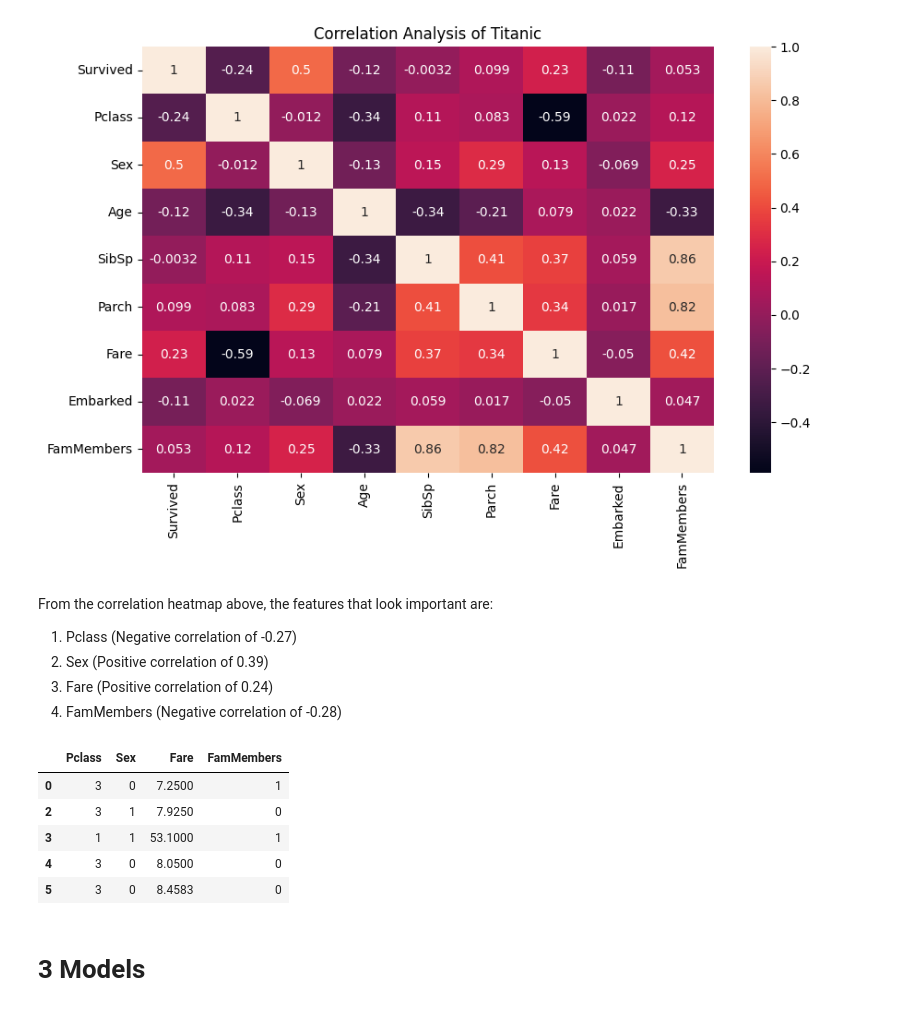
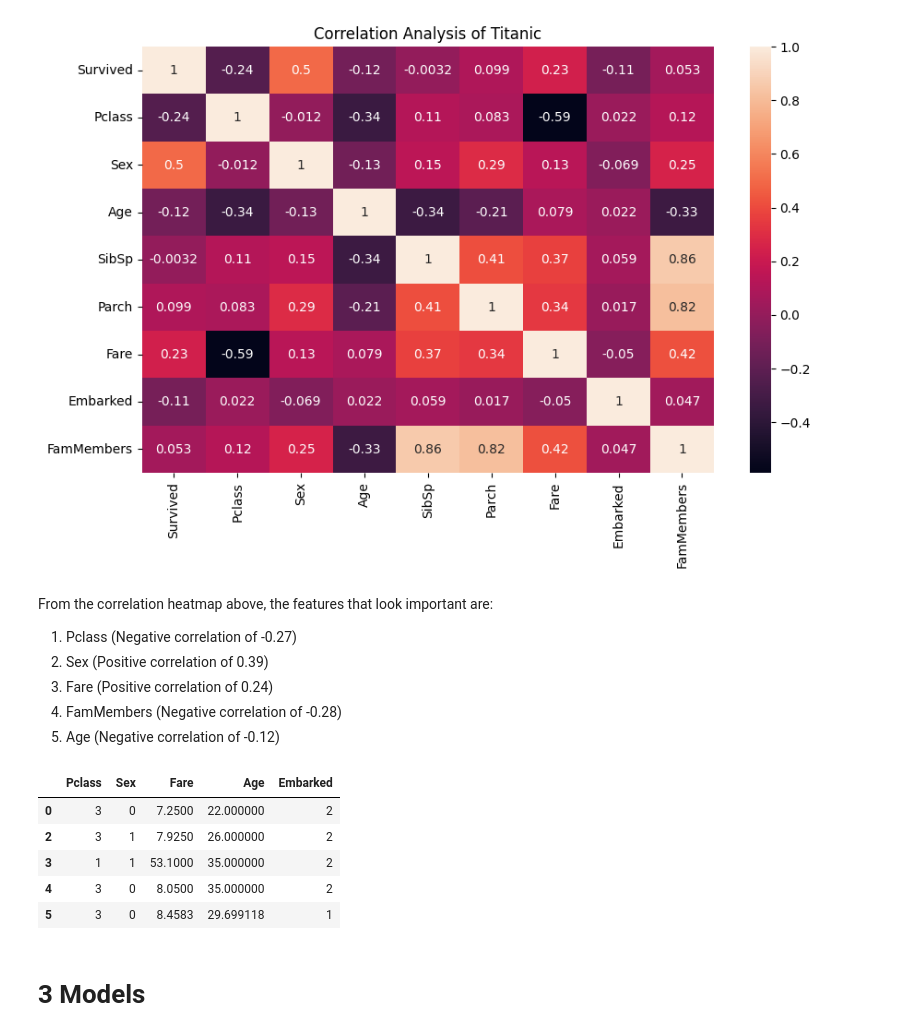
Before and after one commit to MazenIbrahim1/Titanic_Data_Model, a Jupyter notebook: Titanic_Data_Model.ipynb, the cells around one changed output. Saved outputs shown, nothing was run; the diff lists cells and outputs as text; code cells hidden in the pictures.

```diff
--- a/Titanic_Data_Model.ipynb
+++ b/Titanic_Data_Model.ipynb
@@ -363,16 +370,17 @@ From the correlation heatmap above, the features that look important are:
 2) Sex (Positive correlation of 0.39)
 3) Fare (Positive correlation of 0.24)
 4) FamMembers (Negative correlation of -0.28)
+5) Age (Negative correlation of -0.12)
 # %%
-features = data_train[['Pclass', 'Sex', 'Fare', 'FamMembers']]
+features = data_train[['Pclass', 'Sex', 'Fare', 'Age', 'Embarked']]
 features.head()
 # %% [output]
-|  | Pclass | Sex | Fare | FamMembers |
-| 0 | 3 | 0 | 7.2500 | 1 |
-| 2 | 3 | 1 | 7.9250 | 0 |
-| 3 | 1 | 1 | 53.1000 | 1 |
-| 4 | 3 | 0 | 8.0500 | 0 |
-| 5 | 3 | 0 | 8.4583 | 0 |
+|  | Pclass | Sex | Fare | Age | Embarked |
+| 0 | 3 | 0 | 7.2500 | 22.000000 | 2 |
+| 2 | 3 | 1 | 7.9250 | 26.000000 | 2 |
+| 3 | 1 | 1 | 53.1000 | 35.000000 | 2 |
+| 4 | 3 | 0 | 8.0500 | 35.000000 | 2 |
+| 5 | 3 | 0 | 8.4583 | 29.699118 | 1 |
 # %% [markdown]
 # 3 Models
 # %% [markdown]
```
Also changed, not shown: parts of 6 cells of this notebook, 1 other file.
